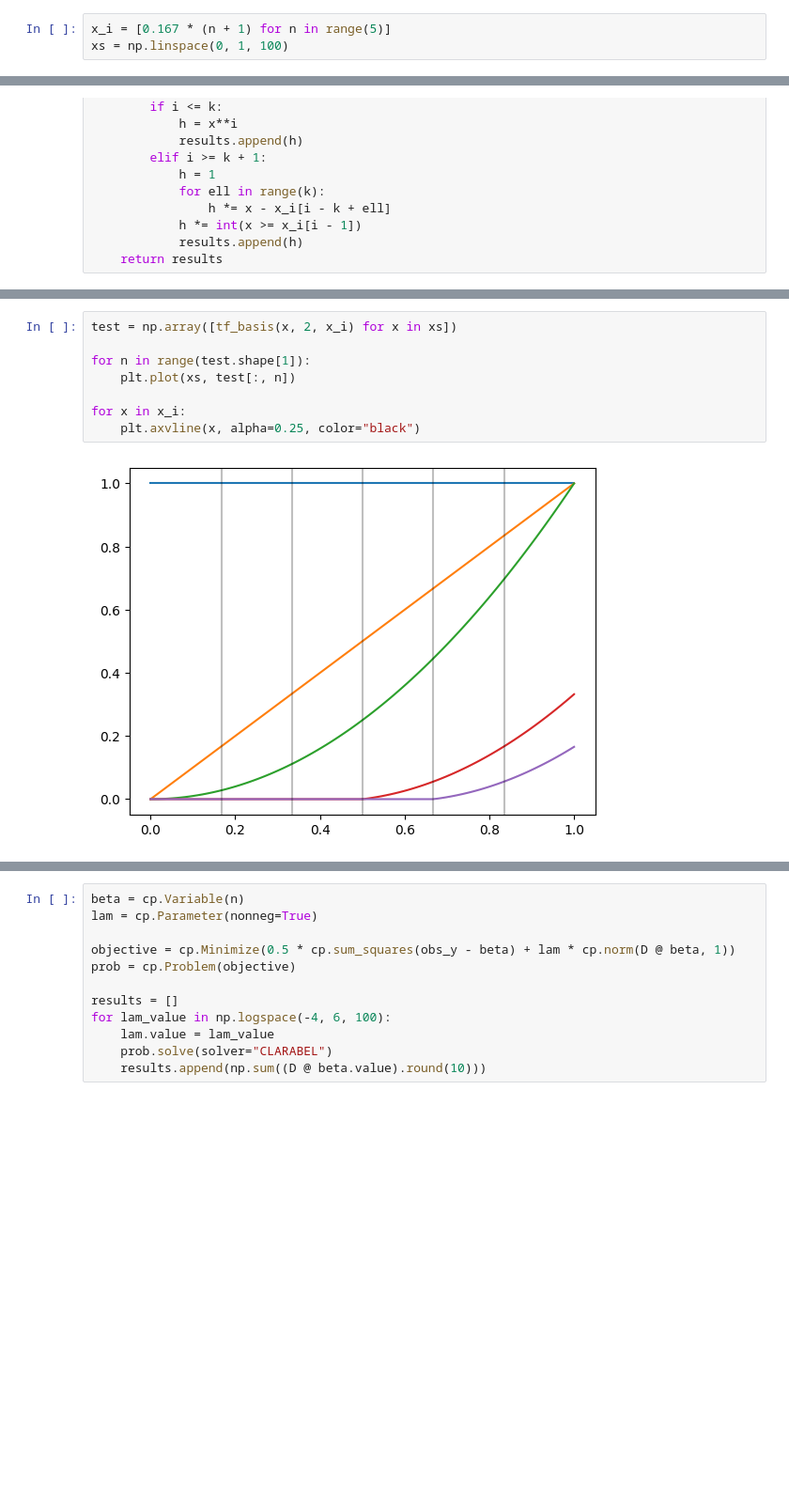
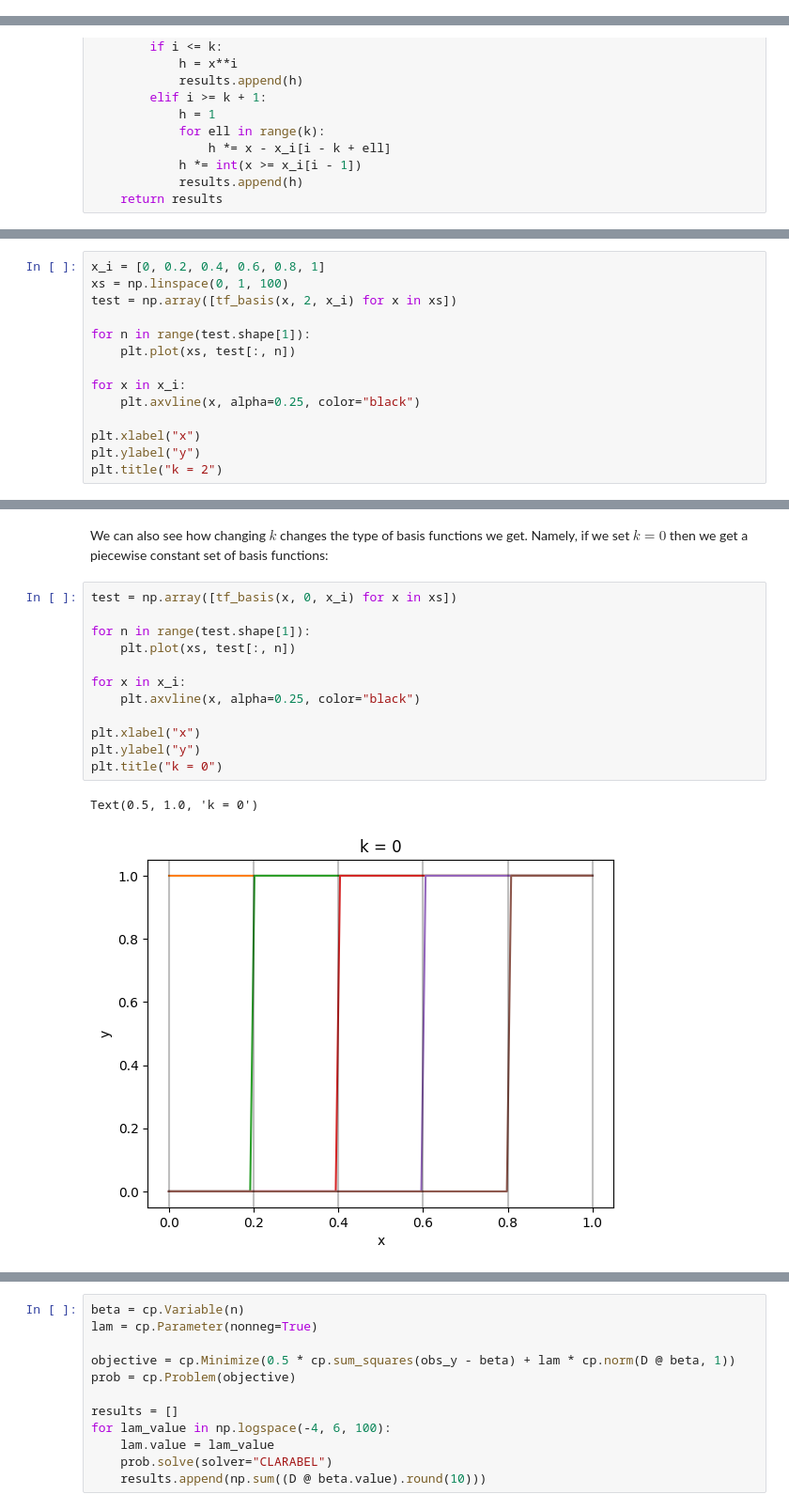
Before and after one commit to eadains/PythonBlogNotebooks, a Jupyter notebook: trend_filtering.ipynb, the cells around one changed output, grey strips where cells are left out. Shown at 94% size. Drawn from its saved outputs; the diff is of its cells as text; blank space fills up the shorter version.

```diff
--- a/trend_filtering.ipynb
+++ b/trend_filtering.ipynb
@@ -29,3 +40,0 @@ plt.plot(t_i, true_y, color="r")
-# %%
-x_i = [0.167 * (n + 1) for n in range(5)]
-xs = np.linspace(0, 1, 100)
@@ -72,0 +91,14 @@ def tf_basis(x, k, x_i):
+# %%
+x_i = [0, 0.2, 0.4, 0.6, 0.8, 1]
+xs = np.linspace(0, 1, 100)
+test = np.array([tf_basis(x, 2, x_i) for x in xs])
+
+for n in range(test.shape[1]):
+    plt.plot(xs, test[:, n])
+
+for x in x_i:
+    plt.axvline(x, alpha=0.25, color="black")
+
+plt.xlabel("x")
+plt.ylabel("y")
+plt.title("k = 2")
@@ -73,10 +108,17 @@ def tf_basis(x, k, x_i):
+# %% [markdown]
+We can also see how changing $k$ changes the type of basis functions we get. Namely, if we set $k=0$ then we get a piecewise constant set of basis functions:
 # %%
-test = np.array([tf_basis(x, 2, x_i) for x in xs])
+test = np.array([tf_basis(x, 0, x_i) for x in xs])
 
 for n in range(test.shape[1]):
     plt.plot(xs, test[:, n])
 
 for x in x_i:
     plt.axvline(x, alpha=0.25, color="black")
+
+plt.xlabel("x")
+plt.ylabel("y")
+plt.title("k = 0")
 # %% [output]
+Text(0.5, 1.0, 'k = 0')
-[figure, old version]
+[figure, new version]
```
Also changed, not shown: parts of 44 cells of this notebook.
